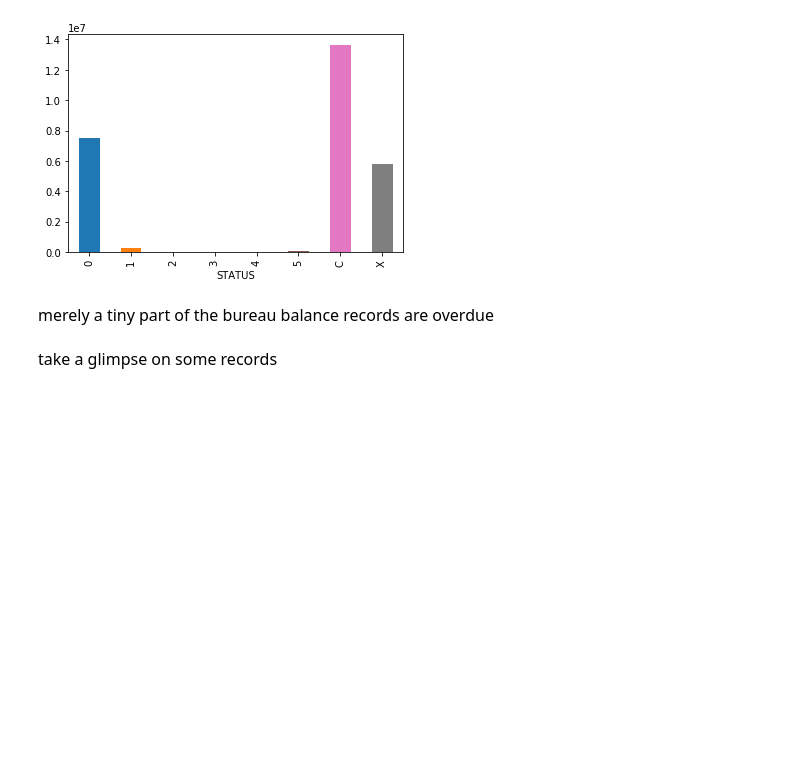
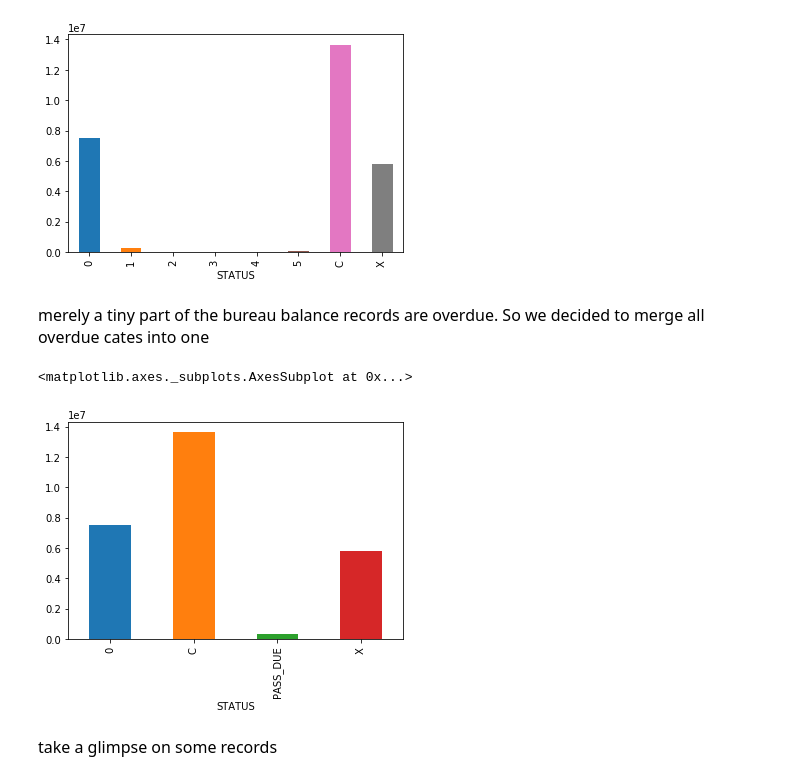
Before and after one commit to jz95/Solution-for-Kaggle-Home-Credit-Default-Risk, a Jupyter notebook: notebook/Bureau.ipynb, the cells around one changed output. Cells and saved outputs as stored; diff of their text form; code cells hidden in the pictures; blank space fills up the shorter version.

```diff
--- a/notebook/Bureau.ipynb
+++ b/notebook/Bureau.ipynb
@@ -47,7 +47,15 @@ bb.groupby('STATUS').size().plot(kind='bar')
 <matplotlib.axes._subplots.AxesSubplot at 0x...>
 [figure]
 # %% [markdown]
-<font size=3> merely a tiny part of the bureau balance records are overdue
+<font size=3> merely a tiny part of the bureau balance records are overdue.
+So we decided to merge all overdue cates into one
+# %%
+for i in range(1, 6):
+    bb[bb['STATUS'] == str(i)] = 'PASS_DUE'
+bb.groupby('STATUS').size().plot(kind='bar')
+# %% [output]
+<matplotlib.axes._subplots.AxesSubplot at 0x...>
+[figure, added]
 # %% [markdown]
 <font size=3> take a glimpse on some records
 # %%
```
Also changed, not shown: parts of 31 cells of this notebook, 18 other files.
